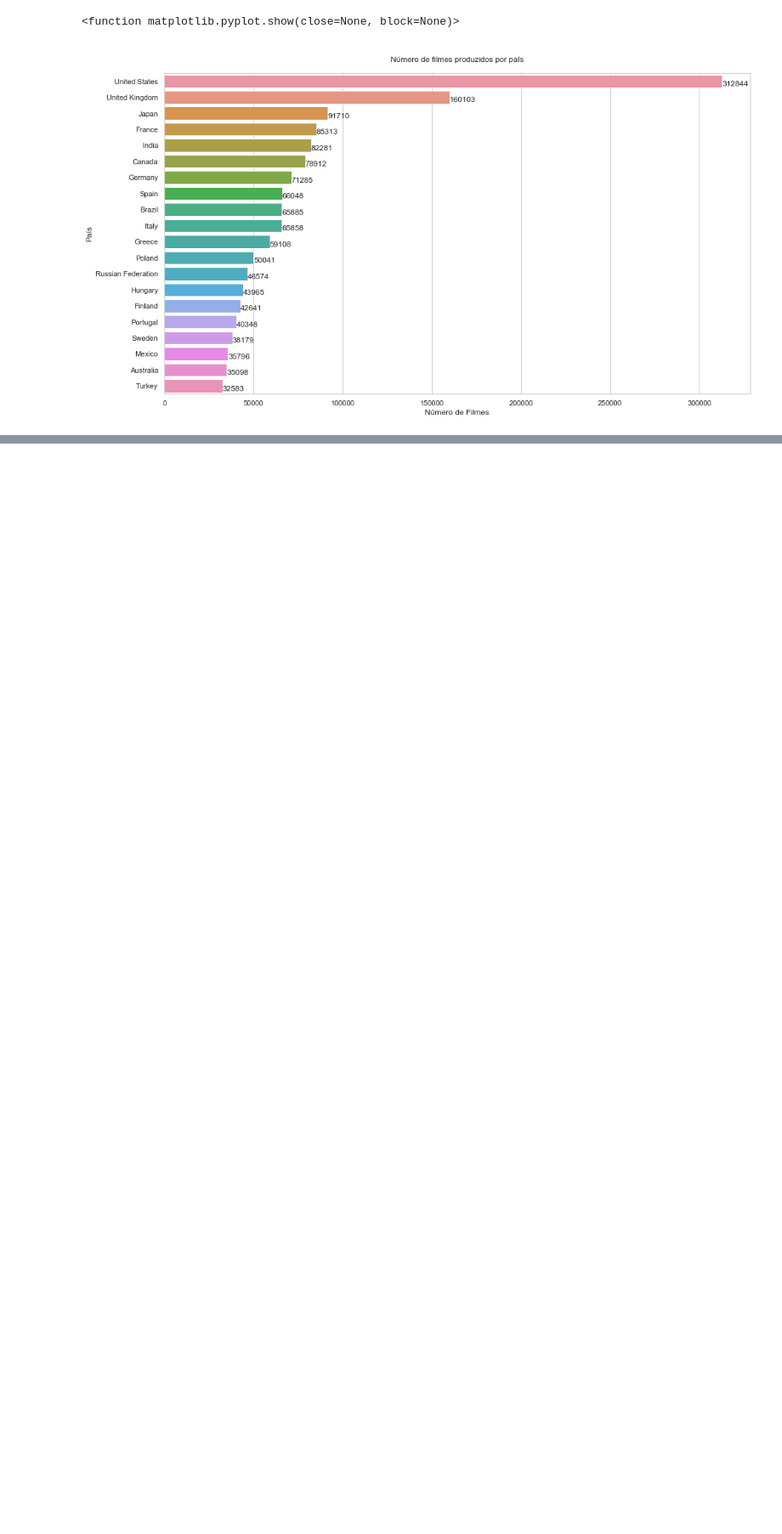
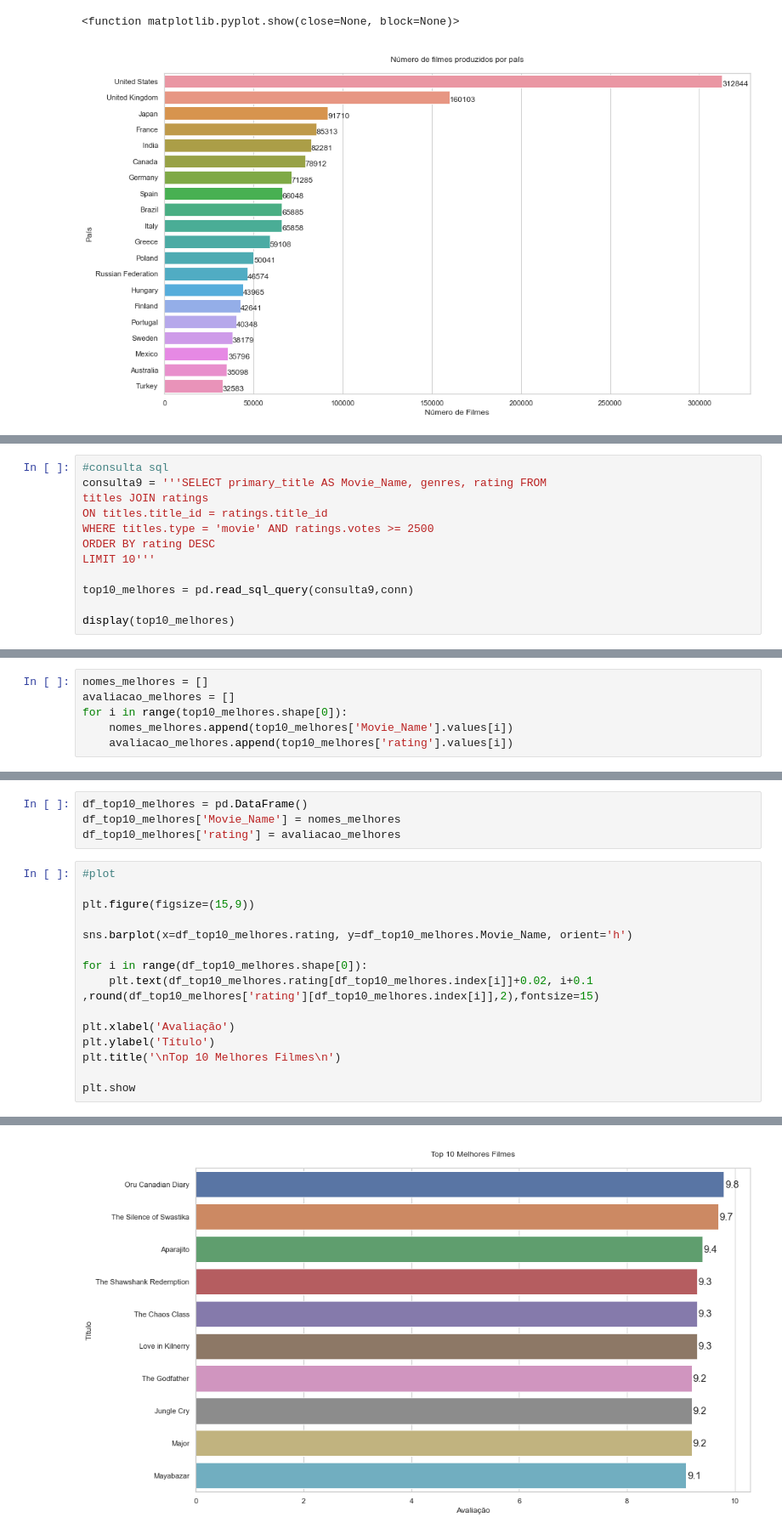
Before and after one commit to BrunoOMelo/Project01-PythonAnalytics, a Jupyter notebook: project_analytics.ipynb, the cells around one changed output, grey strips where cells are left out. Shown: that part at 85% size. Drawn from its saved outputs; the diff is of its cells as text; blank space fills up the shorter version.

Commit message:
Ninth business question
Top 10 best movies.

```diff
--- a/project_analytics.ipynb
+++ b/project_analytics.ipynb
@@ -1008,0 +1011,12 @@ plt.show
+# %%
+#consulta sql
+consulta9 = '''SELECT primary_title AS Movie_Name, genres, rating FROM
+titles JOIN ratings
+ON titles.title_id = ratings.title_id
+WHERE titles.type = 'movie' AND ratings.votes >= 2500
+ORDER BY rating DESC
+LIMIT 10'''
+
+top10_melhores = pd.read_sql_query(consulta9,conn)
+
+display(top10_melhores)
@@ -1008,0 +1035,6 @@ plt.show
+# %%
+nomes_melhores = []
+avaliacao_melhores = []
+for i in range(top10_melhores.shape[0]):
+    nomes_melhores.append(top10_melhores['Movie_Name'].values[i])
+    avaliacao_melhores.append(top10_melhores['rating'].values[i])
@@ -1008,0 +1056,20 @@ plt.show
+# %%
+df_top10_melhores = pd.DataFrame()
+df_top10_melhores['Movie_Name'] = nomes_melhores
+df_top10_melhores['rating'] = avaliacao_melhores
+# %%
+#plot
+
+plt.figure(figsize=(15,9))
+
+sns.barplot(x=df_top10_melhores.rating, y=df_top10_melhores.Movie_Name, orient='h')
+
+for i in range(df_top10_melhores.shape[0]):
+    plt.text(df_top10_melhores.rating[df_top10_melhores.index[i]]+0.02, i+0.1 ,round(df_top10_melhores['rating'][df_top10_melhores.index[i]],2),fontsize=15)
+
+plt.xlabel('Avaliação')
+plt.ylabel('Título')
+plt.title('\nTop 10 Melhores Filmes\n')
+
+plt.show
+# %% [output]
@@ -1008,0 +1077 @@ plt.show
+[figure, added]
```
Also changed, not shown: parts of 5 cells of this notebook.
